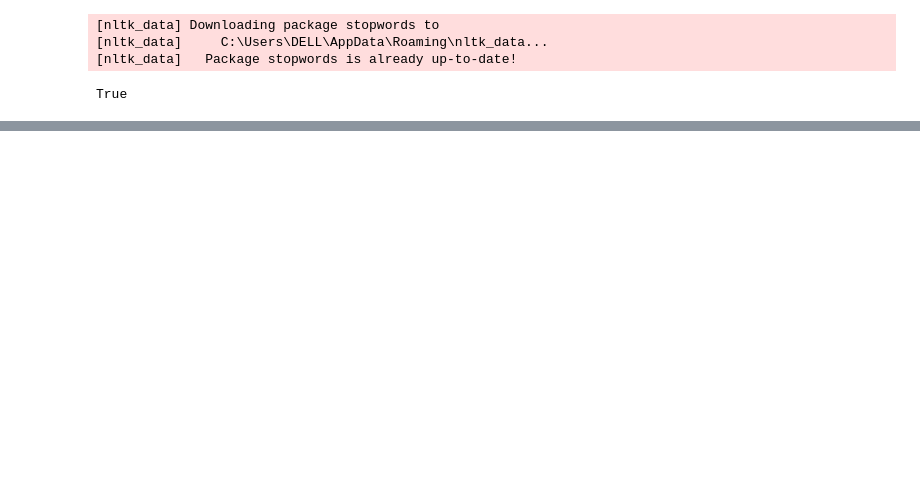
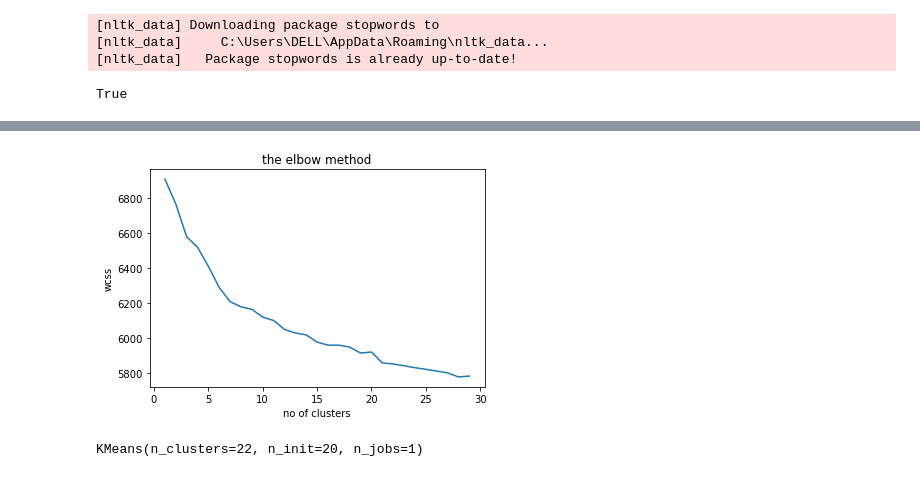
Before and after one commit to BelhadjAhmed-Jihen/Tweeter_Project, a Jupyter notebook: ProjetTweeter.ipynb, the cells around one changed output, grey strips where cells are left out. Drawn from its saved outputs; the diff is of its cells as text; code cells hidden in the pictures; blank space fills up the shorter version.

```diff
--- a/ProjetTweeter.ipynb
+++ b/ProjetTweeter.ipynb
@@ -300,6 +350,0 @@ Name: cleaned_tweet, dtype: object
-# %%
-for i in range(len(tokenized_tweet)):
-    tokenized_tweet[i] = ' '.join(tokenized_tweet[i])
-
-df['tidy_tweet'] = tokenized_tweet
-tokenized_tweet.head()
@@ -342,0 +366,4 @@ Note: you may need to restart the kernel to use updated packages.
+# %%
+df_final.to_csv('data.csv')
+df_final=pd.read_csv('data.csv')
+df_final.shape
@@ -367,0 +401,9 @@ print(tfidf)
+# %%
+from sklearn.cluster import KMeans
+wcss=[]
+# %%
+
+for i in range(1,30):
+    Kmeans=KMeans(n_clusters=i,init='k-means++',max_iter=300,n_init=10,random_state=0,verbose=True)
+    Kmeans.fit(tfidf)
+    wcss.append(Kmeans.inertia_)
@@ -367,0 +428,14 @@ print(tfidf)
+# %%
+import matplotlib.pyplot as plt
+plt.plot(range(1,30),wcss)
+plt.title('the elbow method')
+plt.xlabel('no of clusters')
+plt.ylabel('wcss')
+plt.show()
+# %% [output]
+[figure, added]
+# %%
+kmeans = KMeans(n_clusters = 22, n_init = 20, n_jobs = 1) # n_init(number of iterations for clsutering) n_jobs(number of cpu cores to use)
+kmeans.fit(tfidf)
+# %% [output]
+KMeans(n_clusters=22, n_init=20, n_jobs=1)
```
Also changed, not shown: parts of 44 cells of this notebook.
